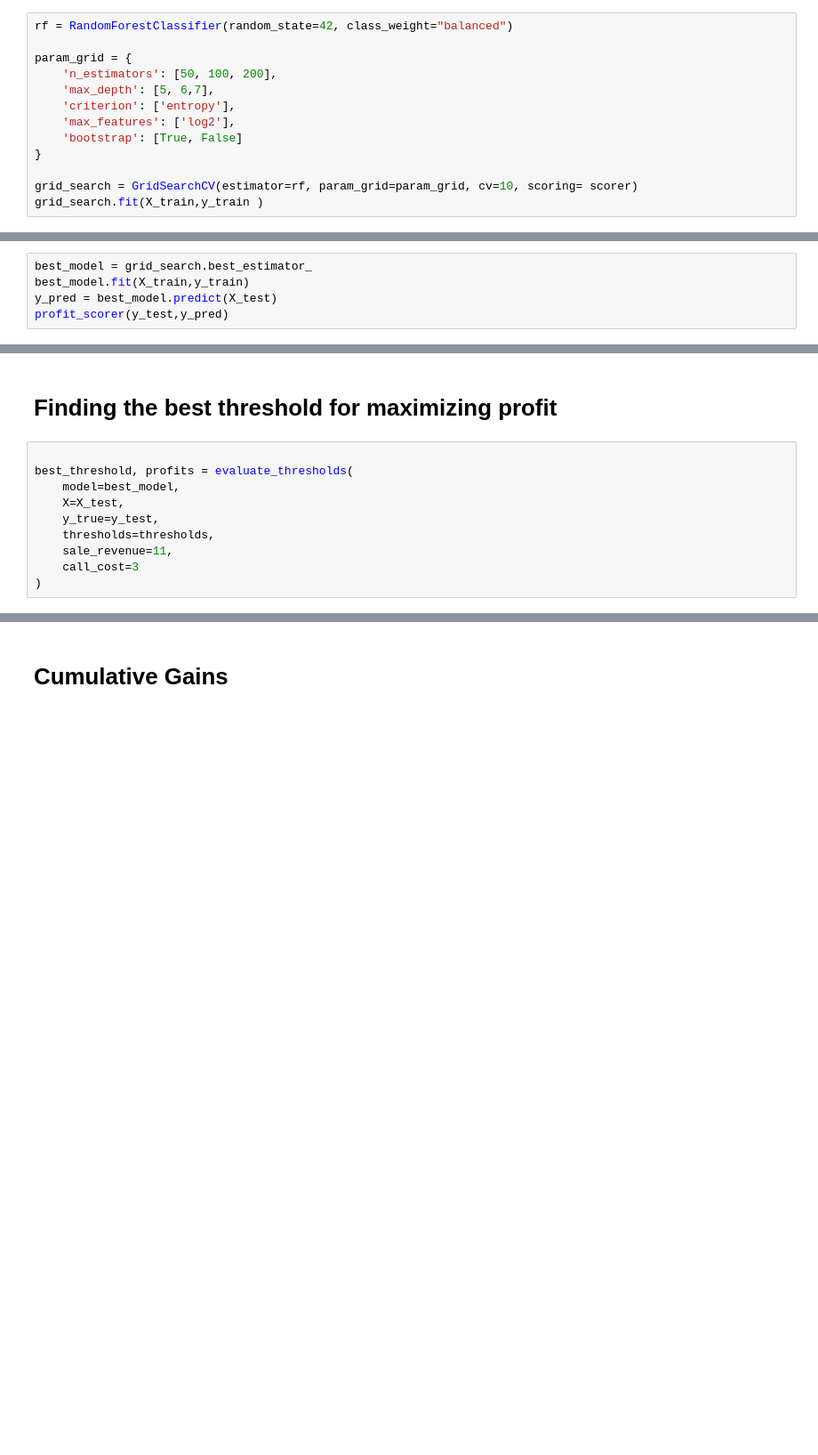
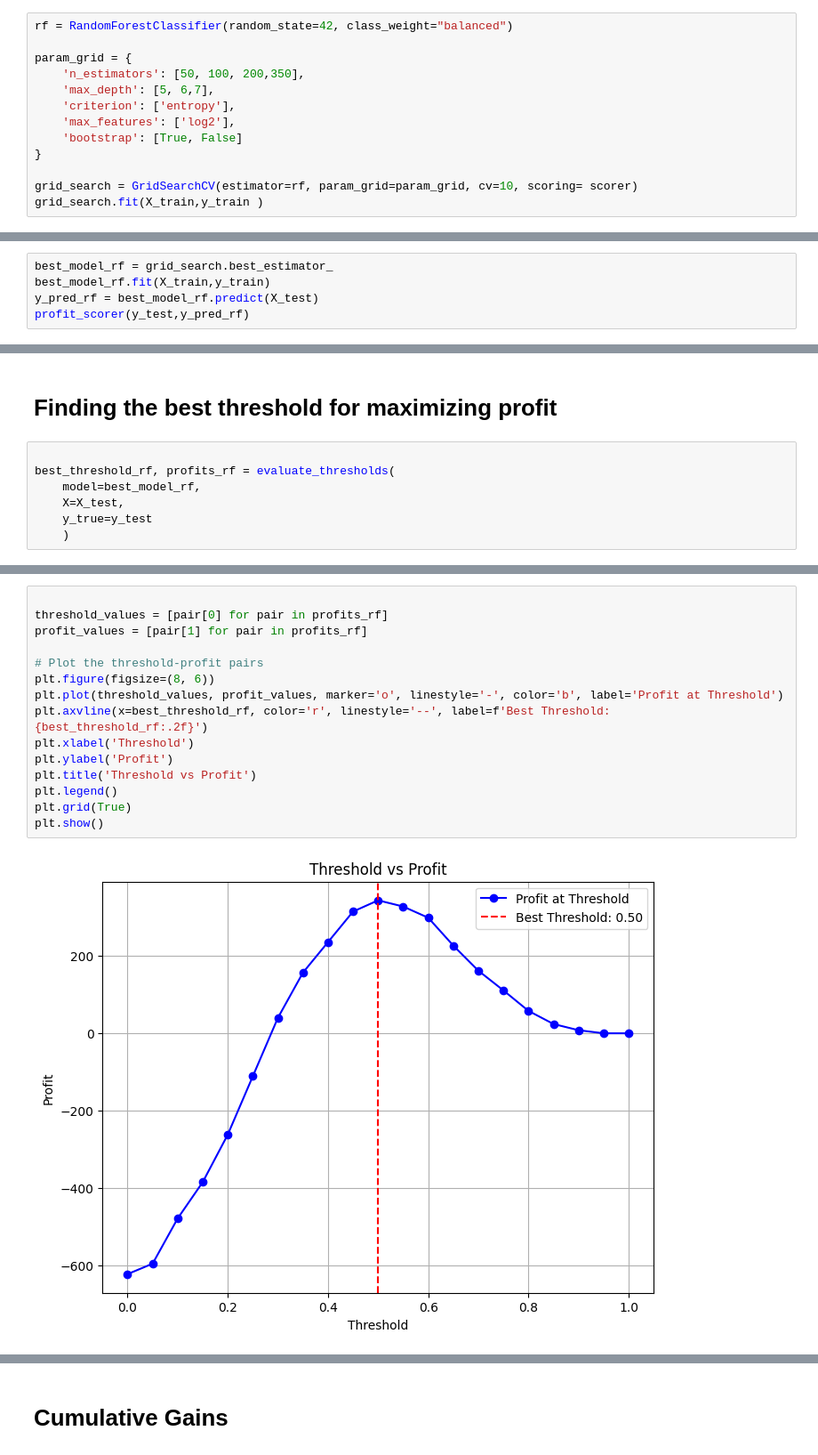
Before and after one commit to szba-ds/iFood-Data-Aanalyst-Case-Using-Classification-Algorithms, a Jupyter notebook: Classifiers.ipynb, the cells around one changed output, grey strips where cells are left out. Shown at 89% size. Saved outputs shown, nothing was run; the diff lists cells and outputs as text; blank space fills up the shorter version.

Commit message:
Adjusting code, ready for Visual Comparisions

```diff
--- a/Classifiers.ipynb
+++ b/Classifiers.ipynb
@@ -96,7 +74,7 @@ thresholds = np.arange(0.0, 1.01, 0.05)
 rf = RandomForestClassifier(random_state=42, class_weight="balanced")
 
 param_grid = {
-    'n_estimators': [50, 100, 200],
+    'n_estimators': [50, 100, 200,350],
     'max_depth': [5, 6,7],
     'criterion': ['entropy'],
     'max_features': ['log2'],
@@ -115,21 +93,18 @@ GridSearchCV(cv=10,
              scoring=make_scorer(profit_scorer, response_method='predict'))
 # %%
-best_model = grid_search.best_estimator_
-best_model.fit(X_train,y_train)
-y_pred = best_model.predict(X_test)
-profit_scorer(y_test,y_pred)
+best_model_rf = grid_search.best_estimator_
+best_model_rf.fit(X_train,y_train)
+y_pred_rf = best_model_rf.predict(X_test)
+profit_scorer(y_test,y_pred_rf)
 # %% [output]
 np.int64(344)
 # %% [markdown]
 # Finding the best threshold for maximizing profit
 # %%
 
-best_threshold, profits = evaluate_thresholds(
-    model=best_model,
+best_threshold_rf, profits_rf = evaluate_thresholds(
+    model=best_model_rf,
     X=X_test,
-    y_true=y_test,
-    thresholds=thresholds,
-    sale_revenue=11,
-    call_cost=3
-)
+    y_true=y_test
+    )
 # %% [output]
@@ -142,0 +112,17 @@ Profits by threshold: {np.float64(0.0): np.int64(-623), np.float64(0.05): np.int
+# %%
+
+threshold_values = [pair[0] for pair in profits_rf]
+profit_values = [pair[1] for pair in profits_rf]
+
+# Plot the threshold-profit pairs
+plt.figure(figsize=(8, 6))
+plt.plot(threshold_values, profit_values, marker='o', linestyle='-', color='b', label='Profit at Threshold')
+plt.axvline(x=best_threshold_rf, color='r', linestyle='--', label=f'Best Threshold: {best_threshold_rf:.2f}')
+plt.xlabel('Threshold')
+plt.ylabel('Profit')
+plt.title('Threshold vs Profit')
+plt.legend()
+plt.grid(True)
+plt.show()
+# %% [output]
+[figure, added]
```
Also changed, not shown: parts of 16 cells of this notebook.
